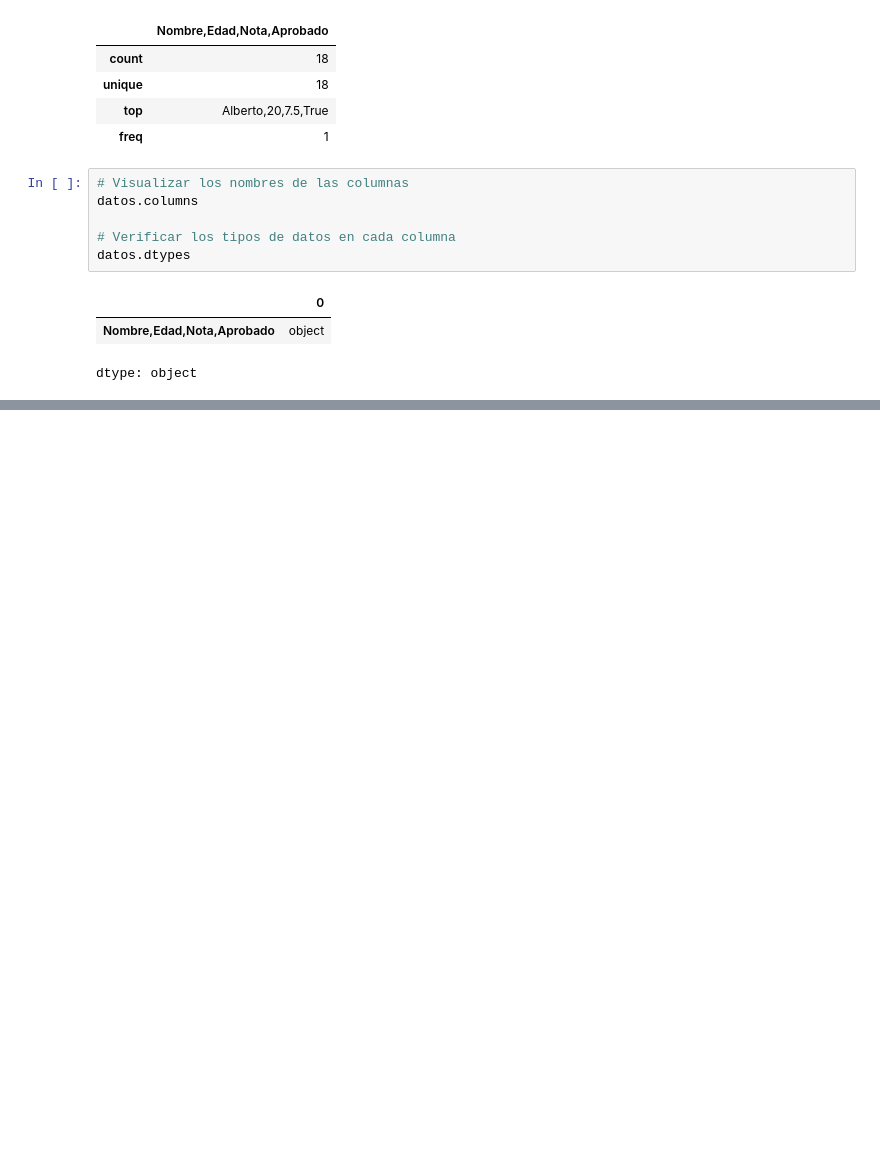
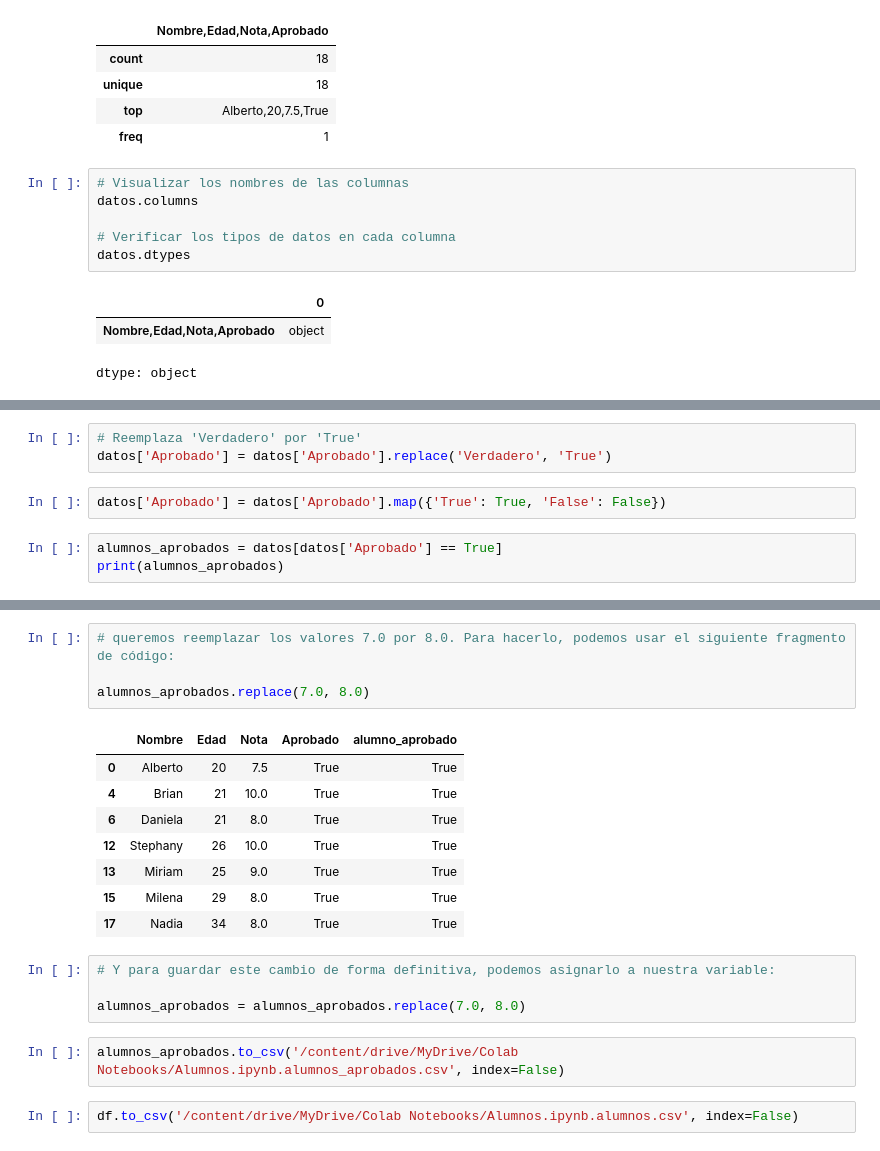
Before and after one commit to Monica-Restrepo/clases-programacion, a Jupyter notebook: Alumnos.ipynb, the cells around one changed output, grey strips where cells are left out. Saved outputs shown, nothing was run; the diff lists cells and outputs as text; blank space fills up the shorter version.

```diff
--- a/Alumnos.ipynb
+++ b/Alumnos.ipynb
@@ -85,0 +150,8 @@ dtype: object
+# %%
+# Reemplaza 'Verdadero' por 'True'
+datos['Aprobado'] = datos['Aprobado'].replace('Verdadero', 'True')
+# %%
+datos['Aprobado'] = datos['Aprobado'].map({'True': True, 'False': False})
+# %%
+alumnos_aprobados = datos[datos['Aprobado'] == True]
+print(alumnos_aprobados)
@@ -85,0 +167,21 @@ dtype: object
+# %%
+# queremos reemplazar los valores 7.0 por 8.0. Para hacerlo, podemos usar el siguiente fragmento de código:
+
+alumnos_aprobados.replace(7.0, 8.0)
+# %% [output]
+|  | Nombre | Edad | Nota | Aprobado | alumno_aprobado |
+| 0 | Alberto | 20 | 7.5 | True | True |
+| 4 | Brian | 21 | 10.0 | True | True |
+| 6 | Daniela | 21 | 8.0 | True | True |
+| 12 | Stephany | 26 | 10.0 | True | True |
+| 13 | Miriam | 25 | 9.0 | True | True |
+| 15 | Milena | 29 | 8.0 | True | True |
+| 17 | Nadia | 34 | 8.0 | True | True |
+# %%
+# Y para guardar este cambio de forma definitiva, podemos asignarlo a nuestra variable:
+
+alumnos_aprobados = alumnos_aprobados.replace(7.0, 8.0)
+# %%
+alumnos_aprobados.to_csv('/content/drive/MyDrive/Colab Notebooks/Alumnos.ipynb.alumnos_aprobados.csv', index=False)
+# %%
+df.to_csv('/content/drive/MyDrive/Colab Notebooks/Alumnos.ipynb.alumnos.csv', index=False)
```
Also changed, not shown: parts of 10 cells of this notebook.
